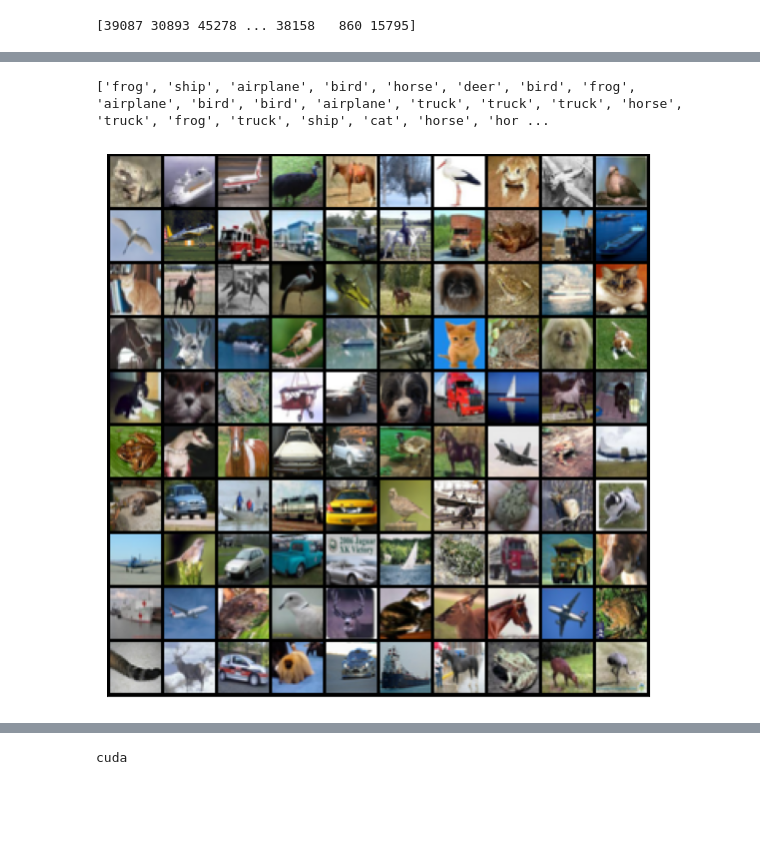
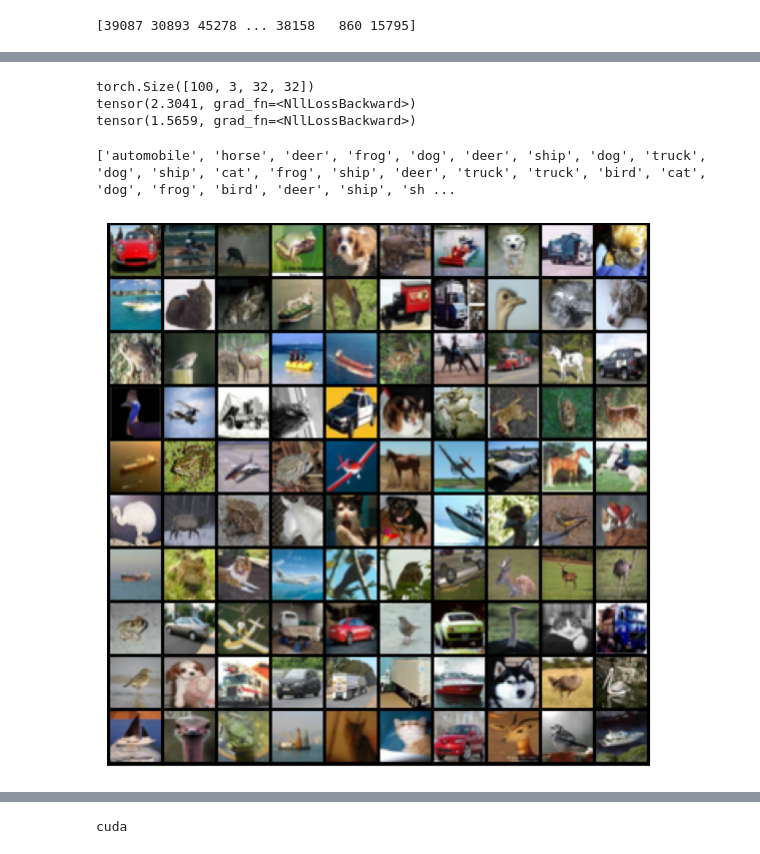
Before and after one commit to neildeo05/ml-notebooks, a Jupyter notebook: resnet.ipynb, the cells around one changed output, grey strips where cells are left out. Drawn from its saved outputs; the diff is of its cells as text; code cells hidden in the pictures; blank space fills up the shorter version.

```diff
--- a/resnet.ipynb
+++ b/resnet.ipynb
@@ -119,28 +127,55 @@ tensor([9, 6, 3, 1, 4, 6, 3, 7, 3, 2, 6, 5, 3, 0, 8, 7, 9, 4, 2, 3, 3, 3, 5, 4,
+# %%
+in_size = (32**2) * 3
+ffmodel = MnistModel(in_size,64,10)
+for xb, yb in train_loader:
+    print(xb.shape)
+    out = ffmodel(xb)
+    loss = F.cross_entropy(out, yb)
+    print(loss)
+    break
+
+def trn(num_epochs, train_dl, loss_fn, lr, model):
+    opt = torch.optim.Adam(model.parameters(), lr=lr)
+    for epoch in range(num_epochs):
+        for xb, yb in train_dl:
+            out = model(xb)
+            loss = loss_fn(out,yb)
+            # print(loss)
+            loss.backward()
+            opt.step()
+            opt.zero_grad()
+
+    print(loss)
+trn(10, train_loader, F.cross_entropy, 1e-3, ffmodel)
+# %% [output]
+torch.Size([100, 3, 32, 32])
+tensor(2.3041, grad_fn=<NllLossBackward>)
+tensor(1.5659, grad_fn=<NllLossBackward>)
 # %%
 from torchvision.utils import make_grid
 
 import matplotlib.pyplot as plt
 items = []
 def show_batch(dl):
     for images, labels in dl:
         for i in labels:
             items.append(classes[i])
         fig, ax = plt.subplots(figsize=(10,10))
         ax.set_xticks([]); ax.set_yticks([])
-        ax.imshow(make_grid(images, nrow=10).permute(1, 2, 0))
+        ax.imshow(make_grid(images[:100], nrow=10).permute(1, 2, 0))
 
         print(items)
         break
 
 show_batch(train_loader)
 
 #it is mostly working in the sense that i can show the dataset
 
 
 #2d convolutiuonal neural networks are simple - Kernel - matrix of weights - we will use the conv2d torch builtin for the cnn
 # %% [output]
-['frog', 'ship', 'airplane', 'bird', 'horse', 'deer', 'bird', 'frog', 'airplane', 'bird', 'bird', 'airplane', 'truck', 'truck', 'truck', 'horse', 'truck', 'frog', 'truck', 'ship', 'cat', 'horse', 'hor ...
+['automobile', 'horse', 'deer', 'frog', 'dog', 'deer', 'ship', 'dog', 'truck', 'dog', 'ship', 'cat', 'frog', 'ship', 'deer', 'truck', 'truck', 'bird', 'cat', 'dog', 'frog', 'bird', 'deer', 'ship', 'sh ...
-[figure, old version]
+[figure, new version]
 # %%
 import torch.nn as nn
 import torch.nn.functional as F
```
Also changed, not shown: parts of 35 cells of this notebook.
